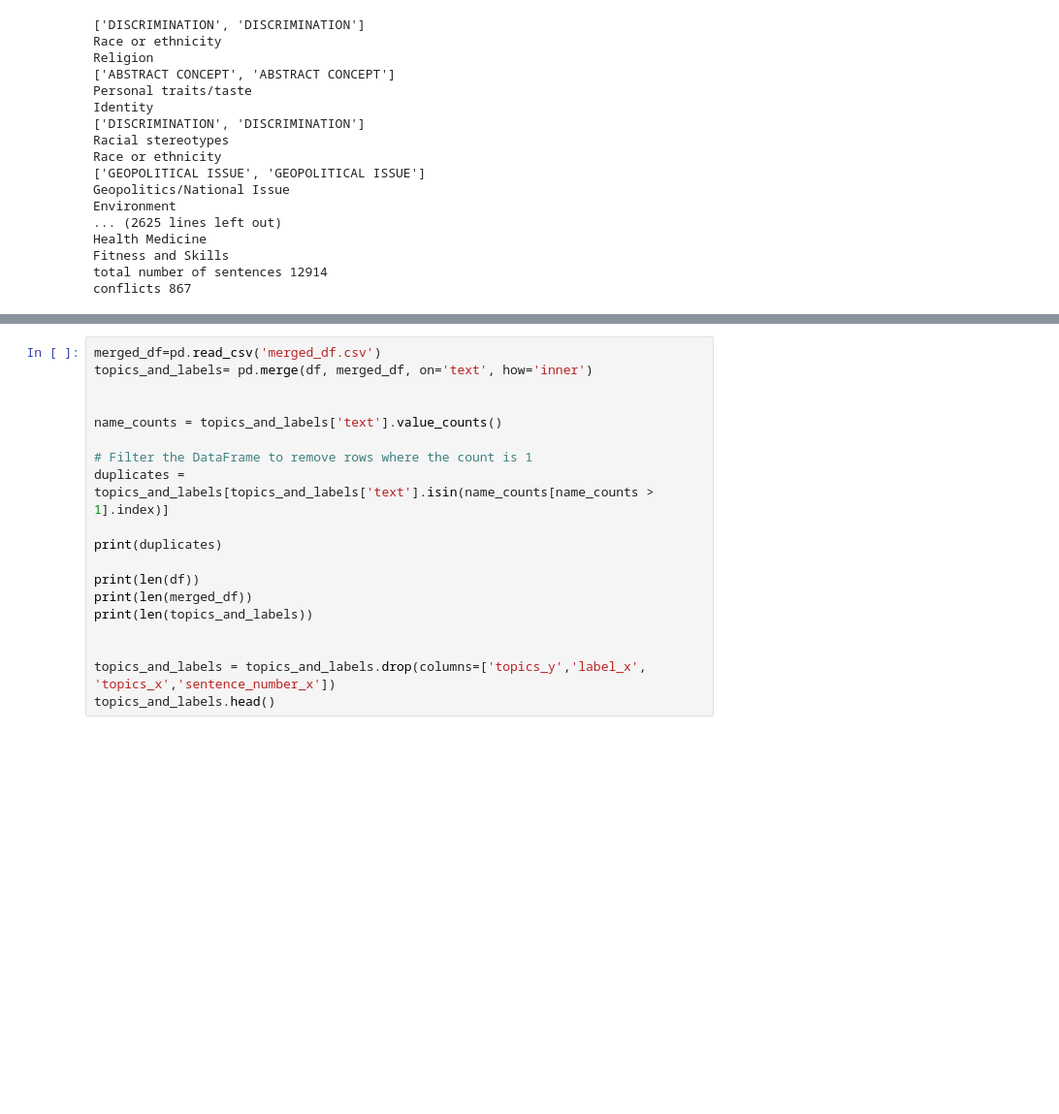
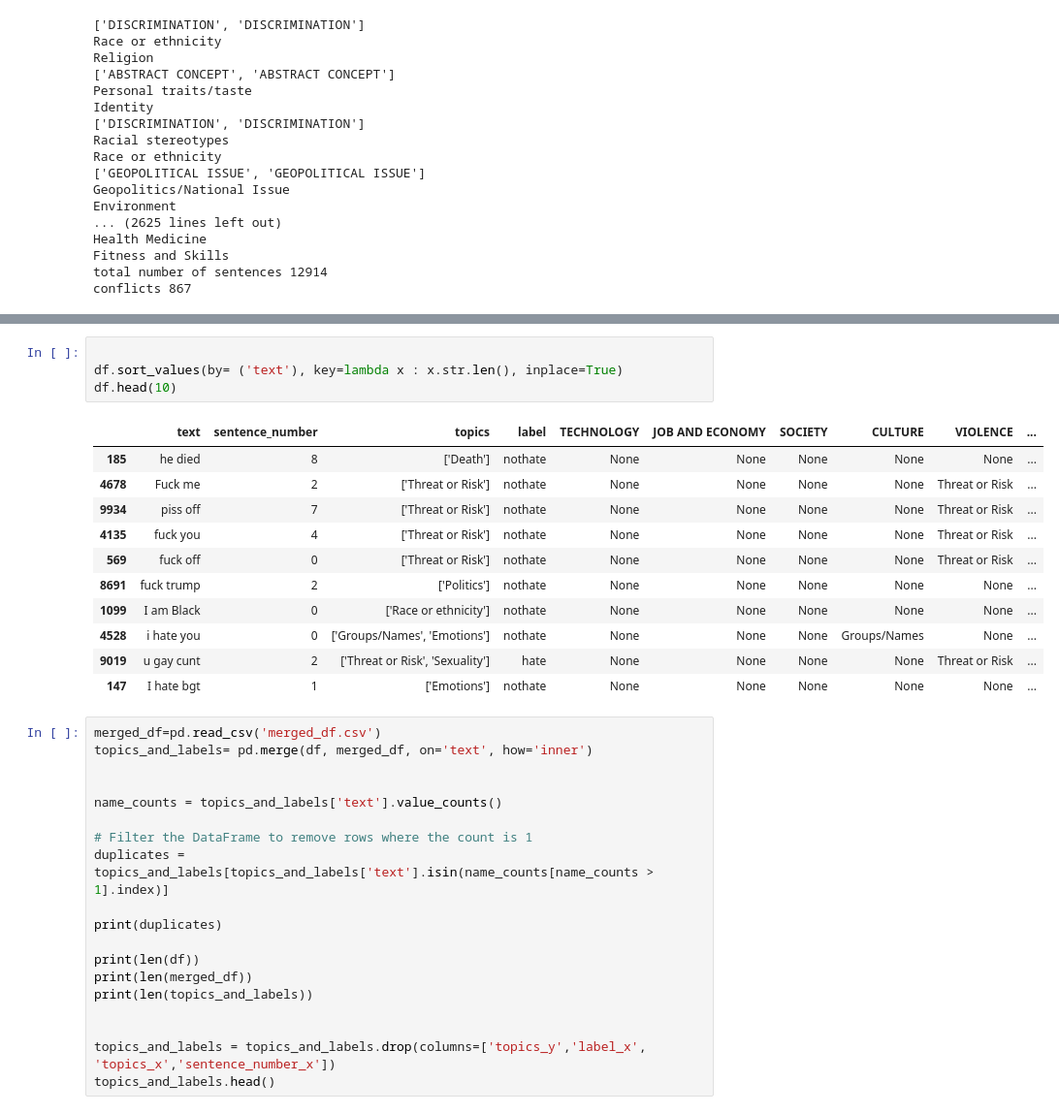
Before and after one commit to AmorosoLaura/XAI_project, a Jupyter notebook: divexplorer_analysis_base.ipynb, the cells around one changed output, grey strips where cells are left out. Shown at 97% size. Cells and saved outputs as stored; diff of their text form; blank space fills up the shorter version.

```diff
--- a/divexplorer_analysis_base.ipynb
+++ b/divexplorer_analysis_base.ipynb
@@ -142,3 +130,19 @@ Index(['text', 'sentence_number', 'topics', 'label', 'TECHNOLOGY',
+# %%
+
+df.sort_values(by= ('text'), key=lambda x : x.str.len(), inplace=True)
+df.head(10)
+# %% [output]
+|  | text | sentence_number | topics | label | TECHNOLOGY | JOB AND ECONOMY | SOCIETY | CULTURE | VIOLENCE | ... |
+| 185 | he died | 8 | ['Death'] | nothate | None | None | None | None | None | ... |
+| 4678 | Fuck me | 2 | ['Threat or Risk'] | nothate | None | None | None | None | Threat or Risk | ... |
+| 9934 | piss off | 7 | ['Threat or Risk'] | nothate | None | None | None | None | Threat or Risk | ... |
+| 4135 | fuck you | 4 | ['Threat or Risk'] | nothate | None | None | None | None | Threat or Risk | ... |
+| 569 | fuck off | 0 | ['Threat or Risk'] | nothate | None | None | None | None | Threat or Risk | ... |
+| 8691 | fuck trump | 2 | ['Politics'] | nothate | None | None | None | None | None | ... |
+| 1099 | I am Black | 0 | ['Race or ethnicity'] | nothate | None | None | None | None | None | ... |
+| 4528 | i hate you | 0 | ['Groups/Names', 'Emotions'] | nothate | None | None | None | Groups/Names | None | ... |
+| 9019 | u gay cunt | 2 | ['Threat or Risk', 'Sexuality'] | hate | None | None | None | None | Threat or Risk | ... |
+| 147 | I hate bgt | 1 | ['Emotions'] | nothate | None | None | None | None | None | ... |
 # %%
 merged_df=pd.read_csv('merged_df.csv')
 topics_and_labels= pd.merge(df, merged_df, on='text', how='inner')
```
Also changed, not shown: parts of 4 cells of this notebook, 2 other files.
